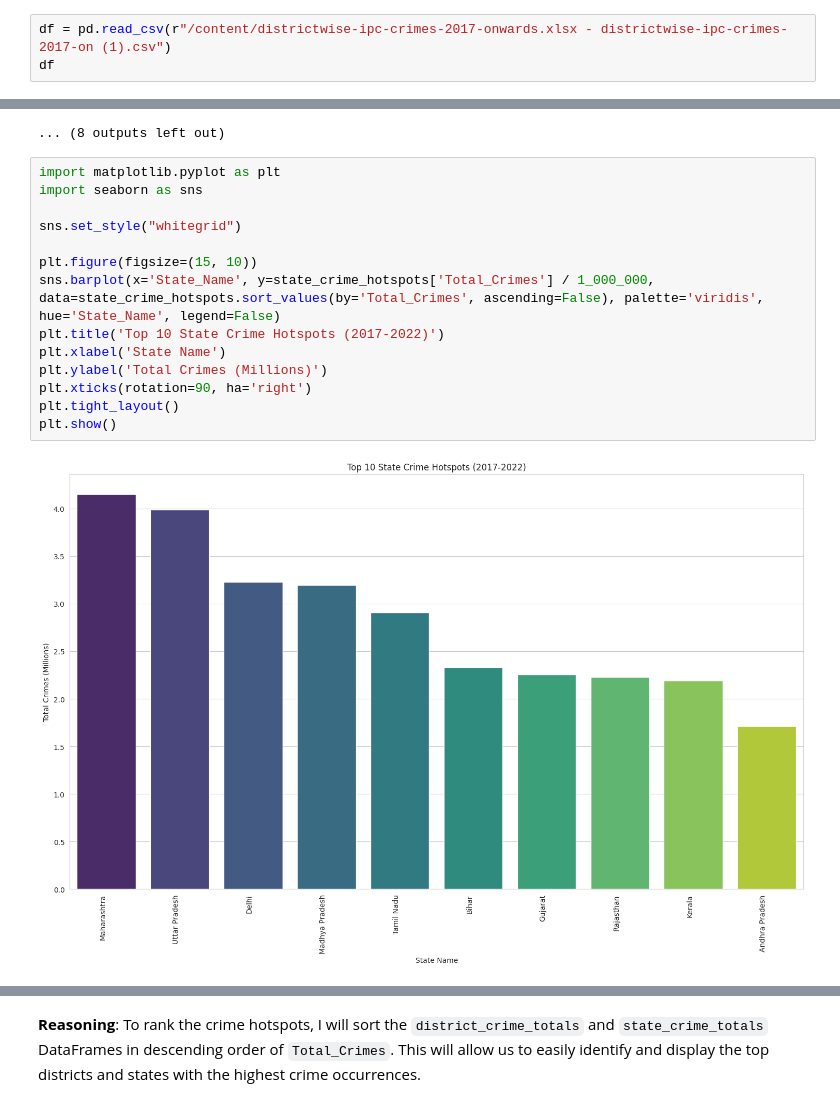
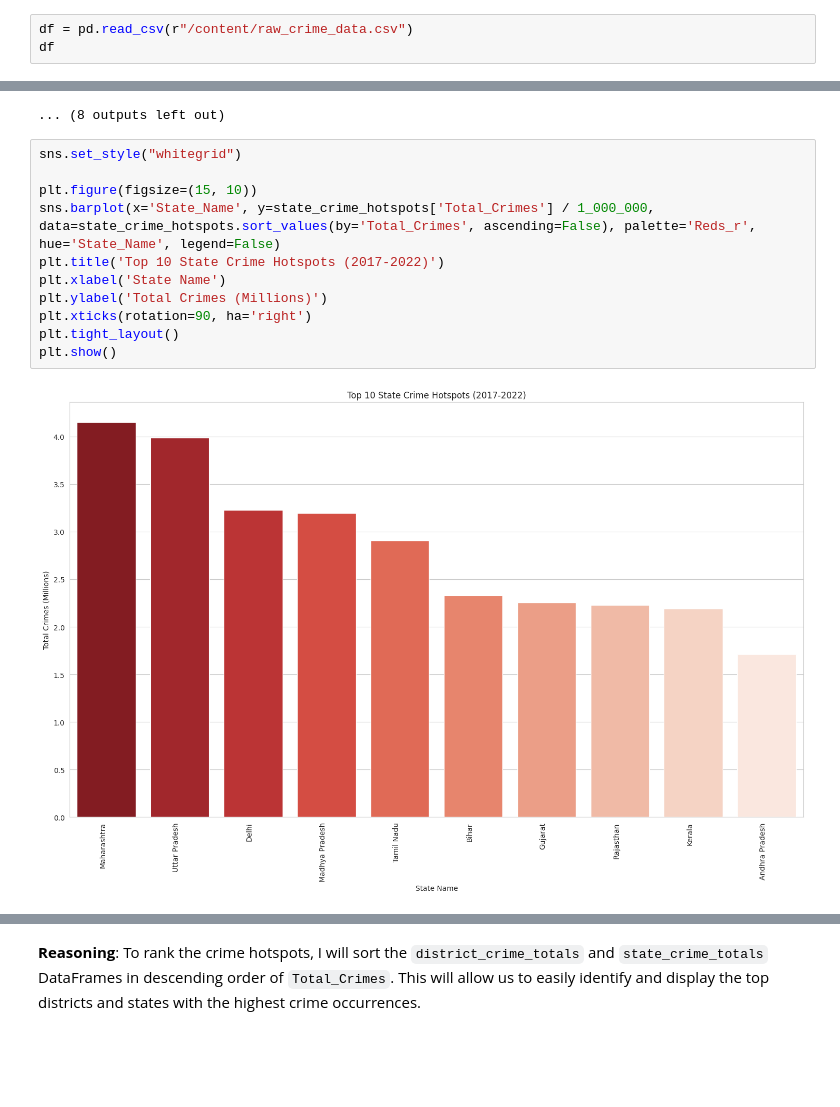
Before and after one commit to nexus9601/District-wise-Crime-Analysis, a Jupyter notebook: notebooks/crime_analysis_2017_2022.ipynb, the cells around one changed output, grey strips where cells are left out. Drawn from its saved outputs; the diff is of its cells as text; blank space fills up the shorter version.

Commit message:
Visualization Optimised
Upgraded the visualization by upgrading the color palette

Signed-off-by: Thanush Kodi N <nallasivamthanush@gmail.com>

```diff
--- a/notebooks/crime_analysis_2017_2022.ipynb
+++ b/notebooks/crime_analysis_2017_2022.ipynb
@@ -12,7 +12,7 @@ import seaborn as sns
 # %% [markdown]
 # **Importing the Dataset**
 # %%
-df = pd.read_csv(r"/content/districtwise-ipc-crimes-2017-onwards.xlsx - districtwise-ipc-crimes-2017-on (1).csv")
+df = pd.read_csv(r"/content/raw_crime_data.csv")
 df
 # %% [output]
 |  | id | year | state_name | state_code | district_name | district_code | registration_circles | murder | ... |
@@ -1188,19 +1193,16 @@ Top 5 crime types in Kerala - Thiruvananthapuram:
 | Combined_Rioting_Public_Order | 16710.0 |
 ... (8 outputs left out)
 # %%
-import matplotlib.pyplot as plt
-import seaborn as sns
-
 sns.set_style("whitegrid")
 
 plt.figure(figsize=(15, 10))
-sns.barplot(x='State_Name', y=state_crime_hotspots['Total_Crimes'] / 1_000_000, data=state_crime_hotspots.sort_values(by='Total_Crimes', ascending=False), palette='viridis', hue='State_Name', legend=False)
+sns.barplot(x='State_Name', y=state_crime_hotspots['Total_Crimes'] / 1_000_000, data=state_crime_hotspots.sort_values(by='Total_Crimes', ascending=False), palette='Reds_r', hue='State_Name', legend=False)
 plt.title('Top 10 State Crime Hotspots (2017-2022)')
 plt.xlabel('State Name')
 plt.ylabel('Total Crimes (Millions)')
 plt.xticks(rotation=90, ha='right')
 plt.tight_layout()
 plt.show()
 # %% [output]
-[figure, old version]
+[figure, new version]
 # %%
```
Also changed, not shown: parts of 3 cells of this notebook.
